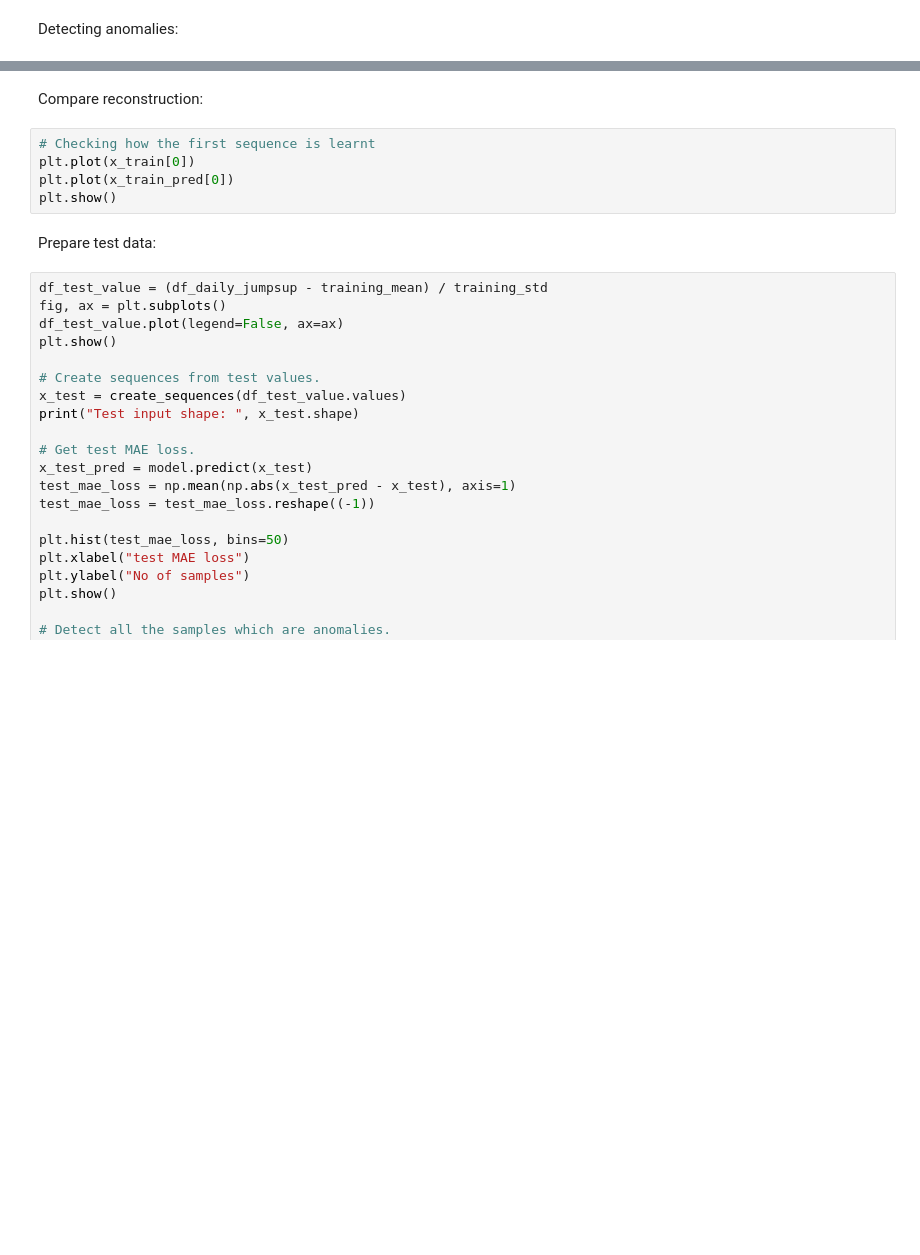
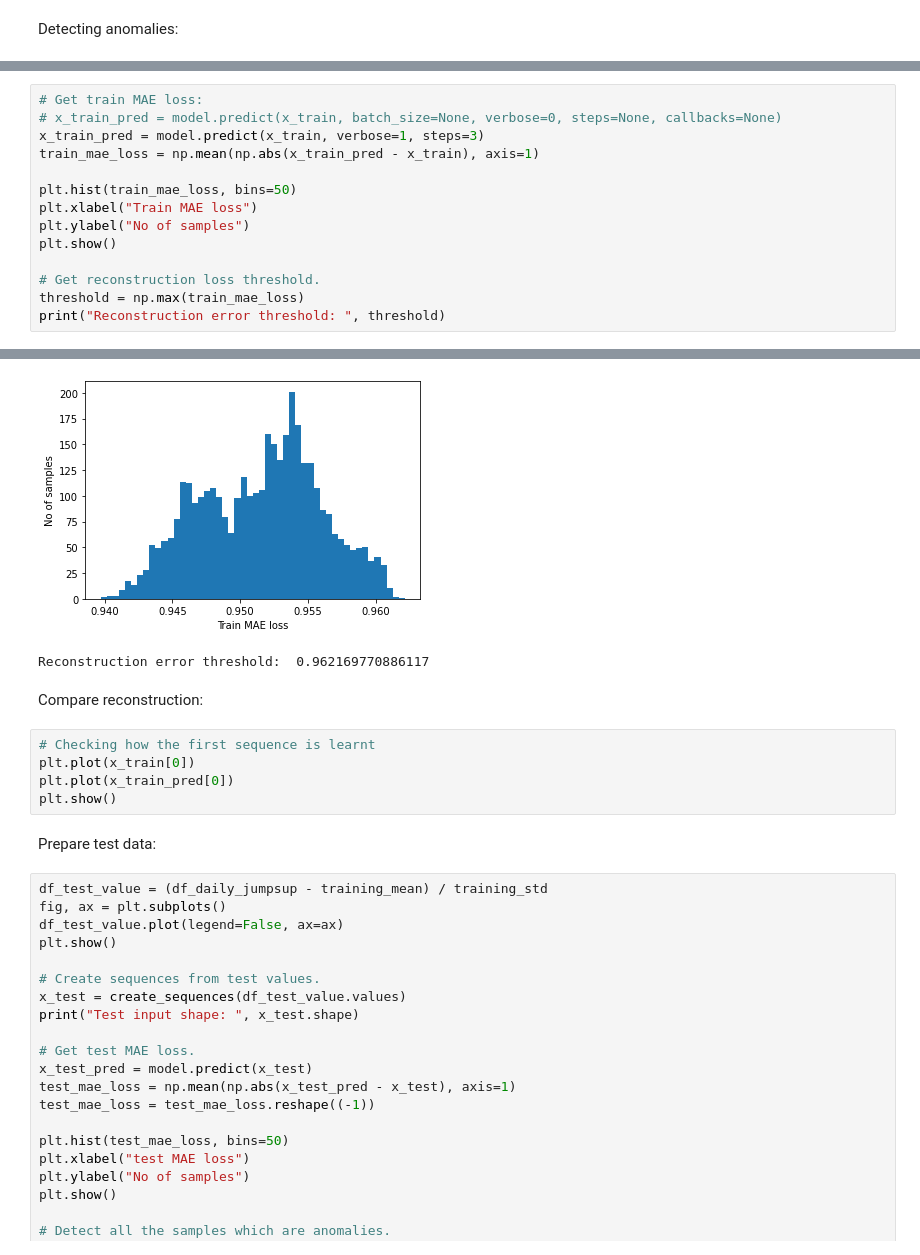
Before and after one commit to Ruairi8/machineLearn-Stat2022, a Jupyter notebook: Project_Notebook.ipynb, the cells around one changed output, grey strips where cells are left out. Drawn from its saved outputs; the diff is of its cells as text; blank space fills up the shorter version.

```diff
--- a/Project_Notebook.ipynb
+++ b/Project_Notebook.ipynb
@@ -269,0 +279,15 @@ Reconstruction error threshold:  0.15645948373051968
+# %%
+# Get train MAE loss:
+# x_train_pred = model.predict(x_train, batch_size=None, verbose=0, steps=None, callbacks=None)
+x_train_pred = model.predict(x_train, verbose=1, steps=3)
+train_mae_loss = np.mean(np.abs(x_train_pred - x_train), axis=1)
+
+plt.hist(train_mae_loss, bins=50)
+plt.xlabel("Train MAE loss")
+plt.ylabel("No of samples")
+plt.show()
+
+# Get reconstruction loss threshold.
+threshold = np.max(train_mae_loss)
+print("Reconstruction error threshold: ", threshold)
+# %% [output]
@@ -270,3 +295,5 @@ Reconstruction error threshold:  0.15645948373051968
+[figure, added]
+Reconstruction error threshold:  0.962169770886117
 # %% [markdown]
 Compare reconstruction:
 # %%
```
Also changed, not shown: parts of 9 cells of this notebook, 2 other files.
